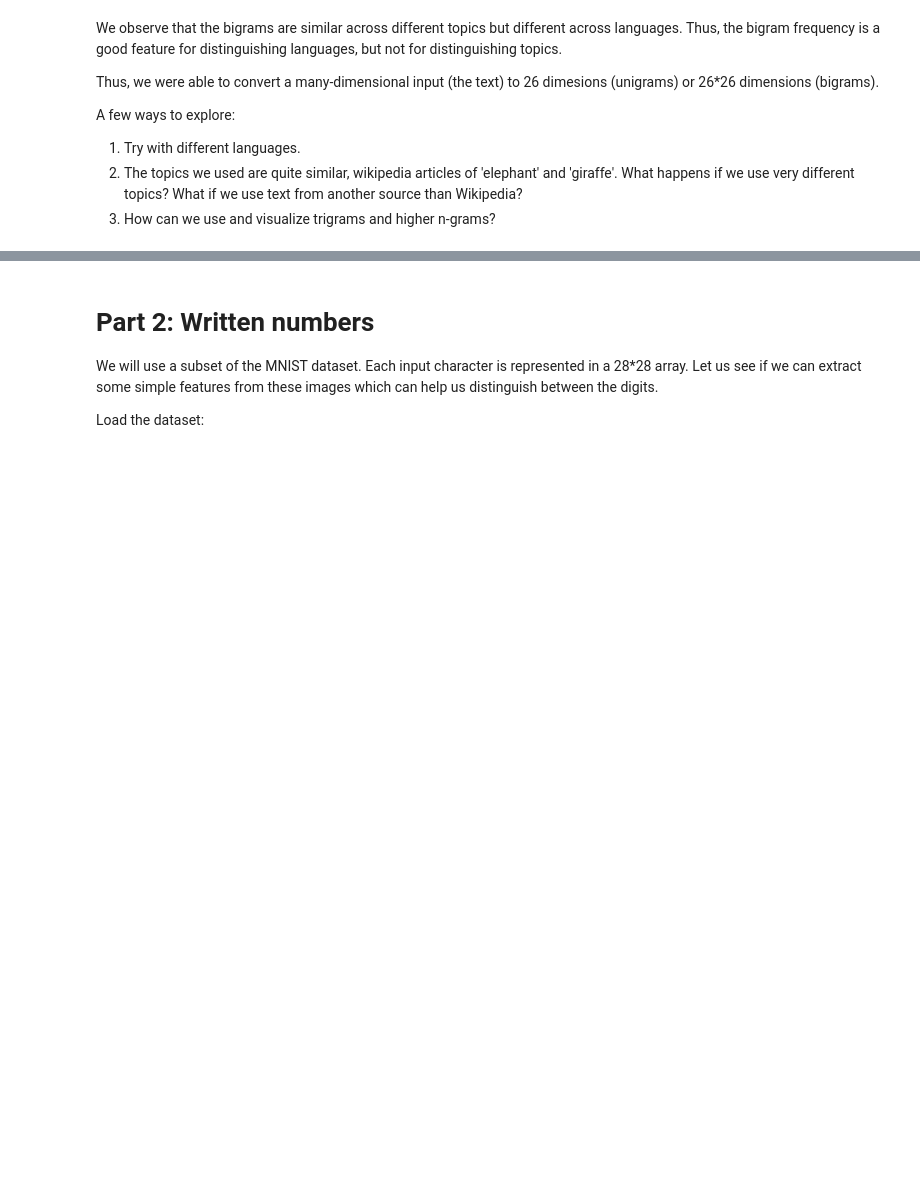
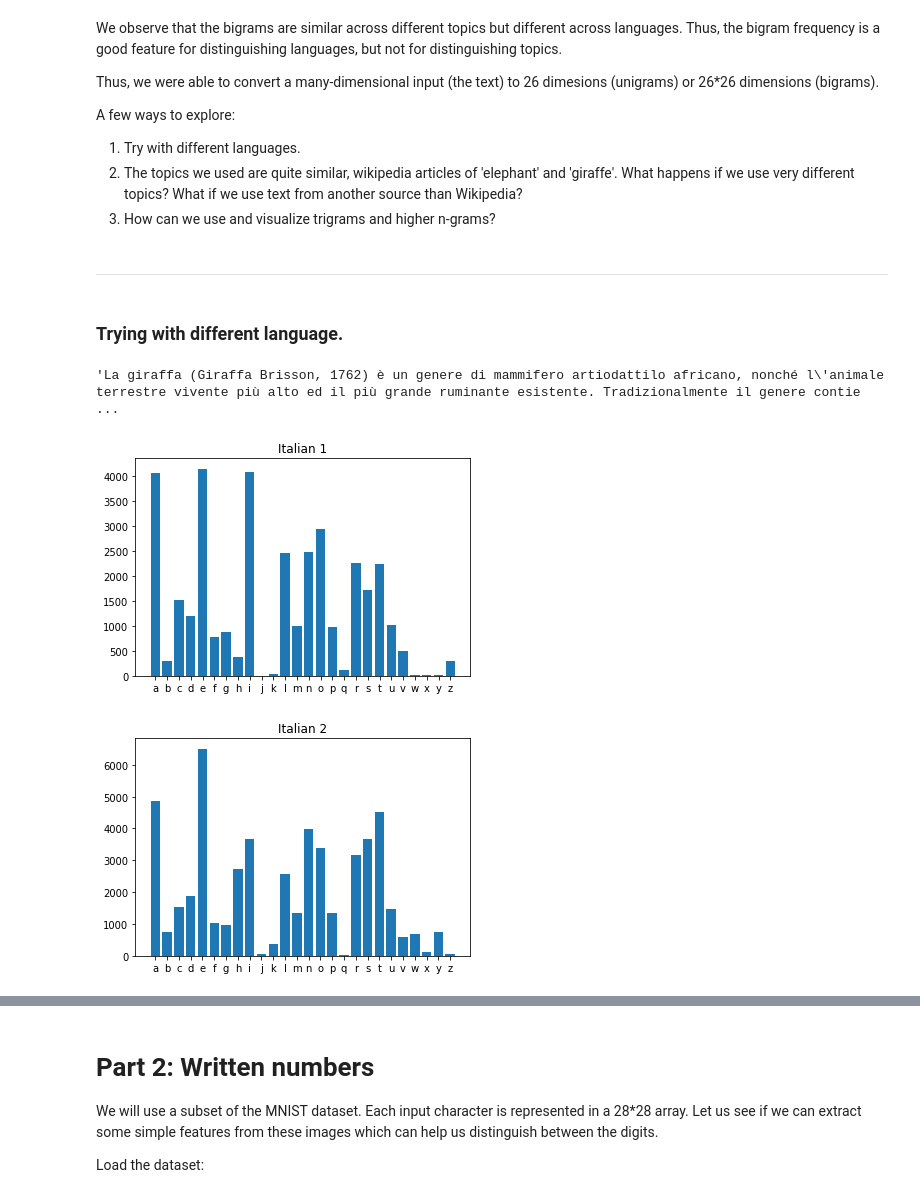
Before and after one commit to divyanx/ML, a Jupyter notebook: FMML-Labs/LAB1/Lab1_Features.ipynb, the cells around one changed output, grey strips where cells are left out. Saved outputs shown, nothing was run; the diff lists cells and outputs as text; code cells hidden in the pictures; blank space fills up the shorter version.

```diff
--- a/FMML-Labs/LAB1/Lab1_Features.ipynb
+++ b/FMML-Labs/LAB1/Lab1_Features.ipynb
@@ -173,3 +221,30 @@ A few ways to explore:
 1. Try with different languages.
 2. The topics we used are quite similar, wikipedia articles of 'elephant' and 'giraffe'. What happens if we use very different topics? What if we use text from another source than Wikipedia?
 3. How can we use and visualize trigrams and higher n-grams?
+# %% [markdown]
+--------------------------------------------------------------------------------
+# %% [markdown]
+### Trying with different language.
+# %%
+wikipedia.set_lang('it')
+it1 = wikipedia.page(topic1).content
+it2 = wikipedia.page(topic2).content
+# %%
+it1
+# %% [output]
+'La giraffa (Giraffa Brisson, 1762) è un genere di mammifero artiodattilo africano, nonché l\'animale terrestre vivente più alto ed il più grande ruminante esistente. Tradizionalmente il genere contie ...
+# %%
+it1 = cleanup(it1)
+it2 = cleanup(it2)
+
+unigram_it1 = Counter(ngrams(it1,1))
+plothistogram(unigram_it1)
+plt.title('Italian 1')
+plt.show()
+unigram_it2 = Counter(ngrams(it2,1))
+plothistogram(unigram_eng2)
+plt.title('Italian 2')
+plt.show()
+# %% [output]
+[figure, added]
+[figure, added]
```
Also changed, not shown: parts of 76 cells of this notebook.
